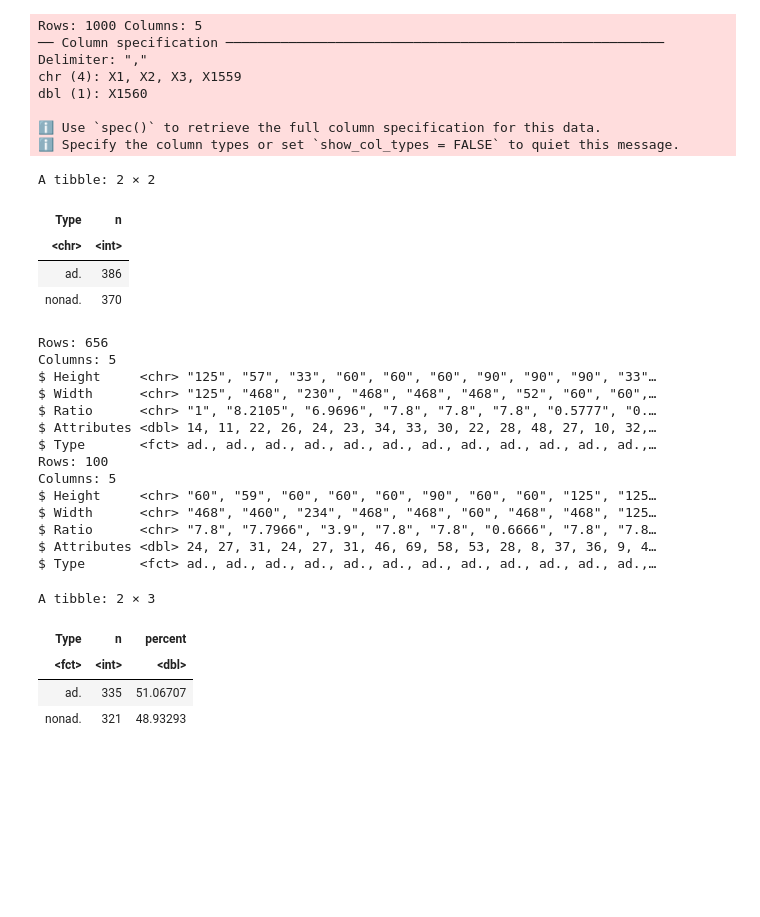
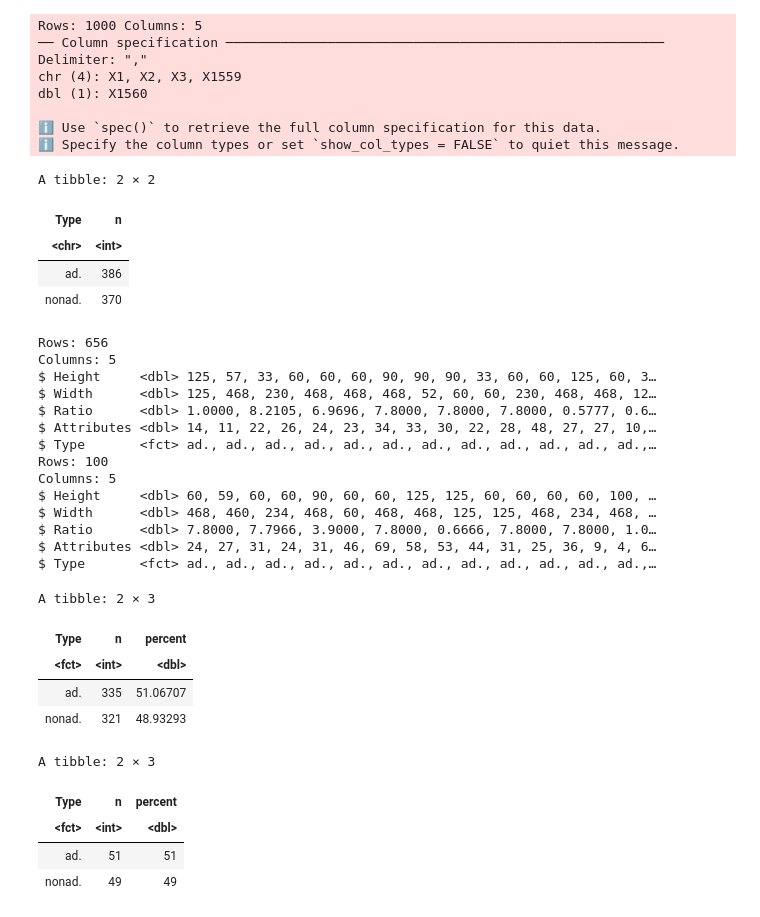
Before and after one commit to msamanthaf/Ad_Classification_DSCI, a Jupyter notebook: Advertisement_Classification.ipynb, the cells around one changed output. Saved outputs shown, nothing was run; the diff lists cells and outputs as text; code cells hidden in the pictures; blank space fills up the shorter version.

Commit message:
Standardized data
Standardized data type and plotted graph

```diff
--- a/Advertisement_Classification.ipynb
+++ b/Advertisement_Classification.ipynb
@@ -32,8 +32,18 @@ total_type <- ad_data |>
               summarize(n = n())
 total_type
 
-type_factor <- ad_data |>
-               mutate(Type = as_factor(Type))
+ad_factored <- ad_data |>
+               mutate(Height = as.numeric(Height),
+                      Width = as.numeric(Width),
+                      Ratio = as.numeric(Ratio),
+                      Type = as_factor(Type))
+
+ad_data_recipe <- recipe(Type ~ Height + Width + Ratio + Attributes, data = ad_factored) |>
+                  step_scale(all_predictors()) |>
+                  step_center(all_predictors()) |>
+                  prep()
+
+ad_data_standardized <- bake(ad_data_recipe, ad_factored)
 
 ad_split <- initial_split(type_factor, prop = 0.87, strata = Type)
 ad_train <- training(ad_split)
@@ -41,41 +51,52 @@ ad_test <- testing(ad_split)
 glimpse(ad_train)
 glimpse(ad_test)
 
-data_proportions <- ad_train |>
+data_proportions_train <- ad_train |>
                     group_by(Type) |>
                     summarize(n = n()) |>
                     mutate(percent = 100*n/nrow(ad_train))
-data_proportions
+data_proportions_train
+
+data_proportions_test <- ad_test |>
+                         group_by(Type) |>
+                         summarize(n = n()) |>
+                         mutate(percent = 100*n/nrow(ad_test))
+data_proportions_test
 # %% [output]
 Rows: 1000 Columns: 5
 ── Column specification ────────────────────────────────────────────────────────
 Delimiter: ","
 chr (4): X1, X2, X3, X1559
 dbl (1): X1560
 
 ℹ Use `spec()` to retrieve the full column specification for this data.
 ℹ Specify the column types or set `show_col_types = FALSE` to quiet this message.
 A tibble: 2 × 2
 | Type | n |
 | <chr> | <int> |
 | ad. | 386 |
 | nonad. | 370 |
 Rows: 656
 Columns: 5
-$ Height     <chr> "125", "57", "33", "60", "60", "60", "90", "90", "90", "33"…
-$ Width      <chr> "125", "468", "230", "468", "468", "468", "52", "60", "60",…
-$ Ratio      <chr> "1", "8.2105", "6.9696", "7.8", "7.8", "7.8", "0.5777", "0.…
-$ Attributes <dbl> 14, 11, 22, 26, 24, 23, 34, 33, 30, 22, 28, 48, 27, 10, 32,…
+$ Height     <dbl> 125, 57, 33, 60, 60, 60, 90, 90, 90, 33, 60, 60, 125, 60, 3…
+$ Width      <dbl> 125, 468, 230, 468, 468, 468, 52, 60, 60, 230, 468, 468, 12…
+$ Ratio      <dbl> 1.0000, 8.2105, 6.9696, 7.8000, 7.8000, 7.8000, 0.5777, 0.6…
+$ Attributes <dbl> 14, 11, 22, 26, 24, 23, 34, 33, 30, 22, 28, 48, 27, 27, 10,…
 $ Type       <fct> ad., ad., ad., ad., ad., ad., ad., ad., ad., ad., ad., ad.,…
 Rows: 100
 Columns: 5
-$ Height     <chr> "60", "59", "60", "60", "60", "90", "60", "60", "125", "125…
-$ Width      <chr> "468", "460", "234", "468", "468", "60", "468", "468", "125…
-$ Ratio      <chr> "7.8", "7.7966", "3.9", "7.8", "7.8", "0.6666", "7.8", "7.8…
-$ Attributes <dbl> 24, 27, 31, 24, 27, 31, 46, 69, 58, 53, 28, 8, 37, 36, 9, 4…
+$ Height     <dbl> 60, 59, 60, 60, 90, 60, 60, 125, 125, 60, 60, 60, 60, 100, …
+$ Width      <dbl> 468, 460, 234, 468, 60, 468, 468, 125, 125, 468, 234, 468, …
+$ Ratio      <dbl> 7.8000, 7.7966, 3.9000, 7.8000, 0.6666, 7.8000, 7.8000, 1.0…
+$ Attributes <dbl> 24, 27, 31, 24, 31, 46, 69, 58, 53, 44, 31, 25, 36, 9, 4, 6…
 $ Type       <fct> ad., ad., ad., ad., ad., ad., ad., ad., ad., ad., ad., ad.,…
 A tibble: 2 × 3
 | Type | n | percent |
 | <fct> | <int> | <dbl> |
 | ad. | 335 | 51.06707 |
 | nonad. | 321 | 48.93293 |
+A tibble: 2 × 3
+| Type | n | percent |
+| <fct> | <int> | <dbl> |
+| ad. | 51 | 51 |
+| nonad. | 49 | 49 |
```
Also changed, not shown: parts of 3 cells of this notebook.
